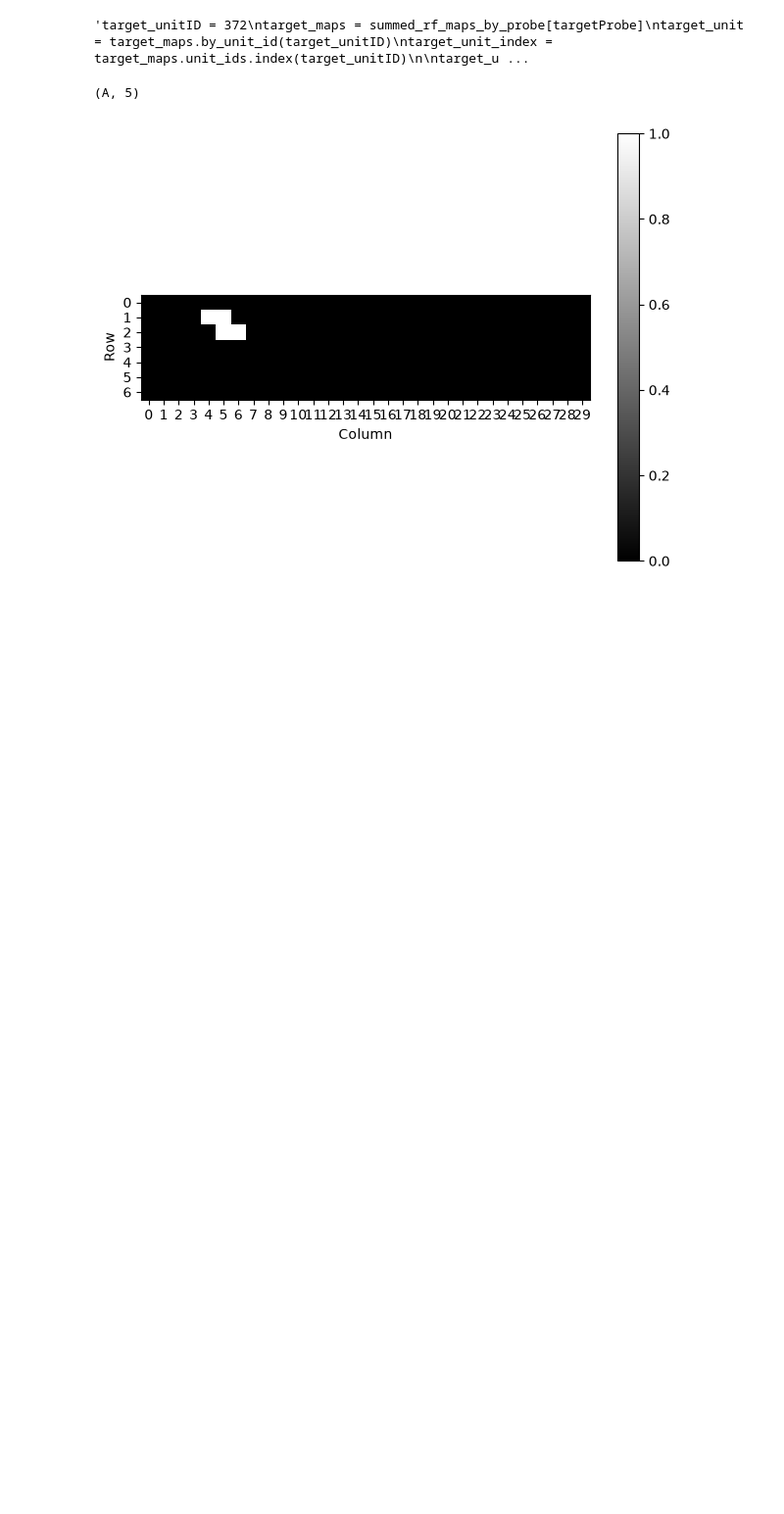
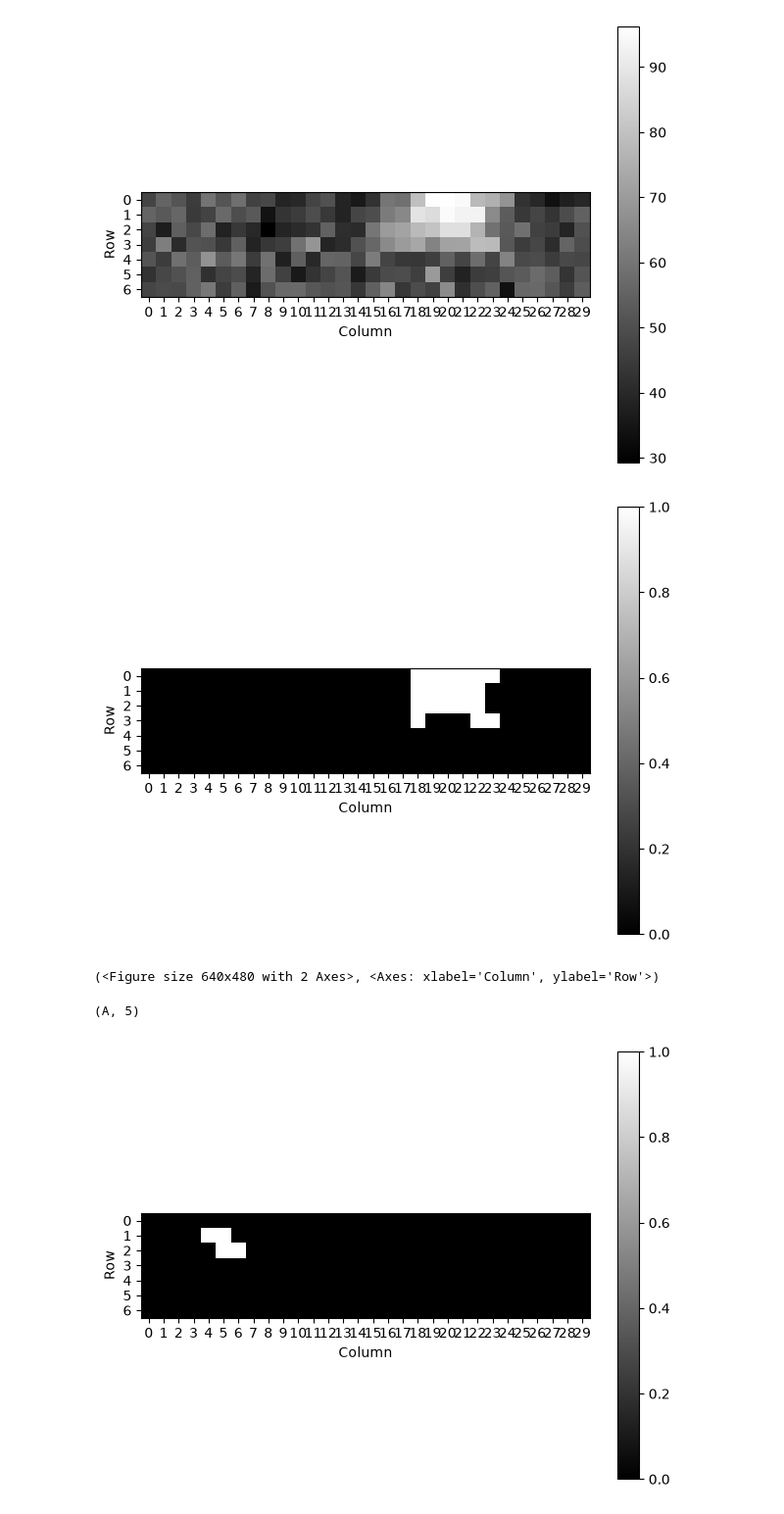
Before and after one commit to KaiCao2003/rfmapping, a Jupyter notebook: locate_rf.ipynb, the cells around one changed output. Shown at 98% size. Cells and saved outputs as stored; diff of their text form; code cells hidden in the pictures; blank space fills up the shorter version.

```diff
--- a/locate_rf.ipynb
+++ b/locate_rf.ipynb
@@ -116,19 +121,21 @@ PosixPath('/mnt/senzailab/Kai/#Recording/m19/260827/260827_5/data/units_with_rf.
 # %%
-"""target_unitID = 372
+target_unitID = 267
 target_maps = summed_rf_maps_by_probe[targetProbe]
 target_unit = target_maps.by_unit_id(target_unitID)
 target_unit_index = target_maps.unit_ids.index(target_unitID)
 
 target_unit_bump = rfs_by_probe[targetProbe][
     target_unit_index
 ]
 target_unit_bump_x = np.any(target_unit_bump, axis=0).astype(np.uint8)
 
 plot_2d_rfmap(target_unit.to_2d_array(), cmap="grey")
 
-plot_2d_rfmap(target_unit_bump, cmap="grey")"""
+plot_2d_rfmap(target_unit_bump, cmap="grey")
 # %% [output]
+[figure, added]
+[figure, added]
-'target_unitID = 372\ntarget_maps = summed_rf_maps_by_probe[targetProbe]\ntarget_unit = target_maps.by_unit_id(target_unitID)\ntarget_unit_index = target_maps.unit_ids.index(target_unitID)\n\ntarget_u ...
+(<Figure size 640x480 with 2 Axes>, <Axes: xlabel='Column', ylabel='Row'>)
 # %%
 for index, rf in enumerate(rfs_by_probe[targetProbe]):
     probe, unit = RFunitPool[index]
```
Also changed, not shown: parts of 5 cells of this notebook, 21 other files.
